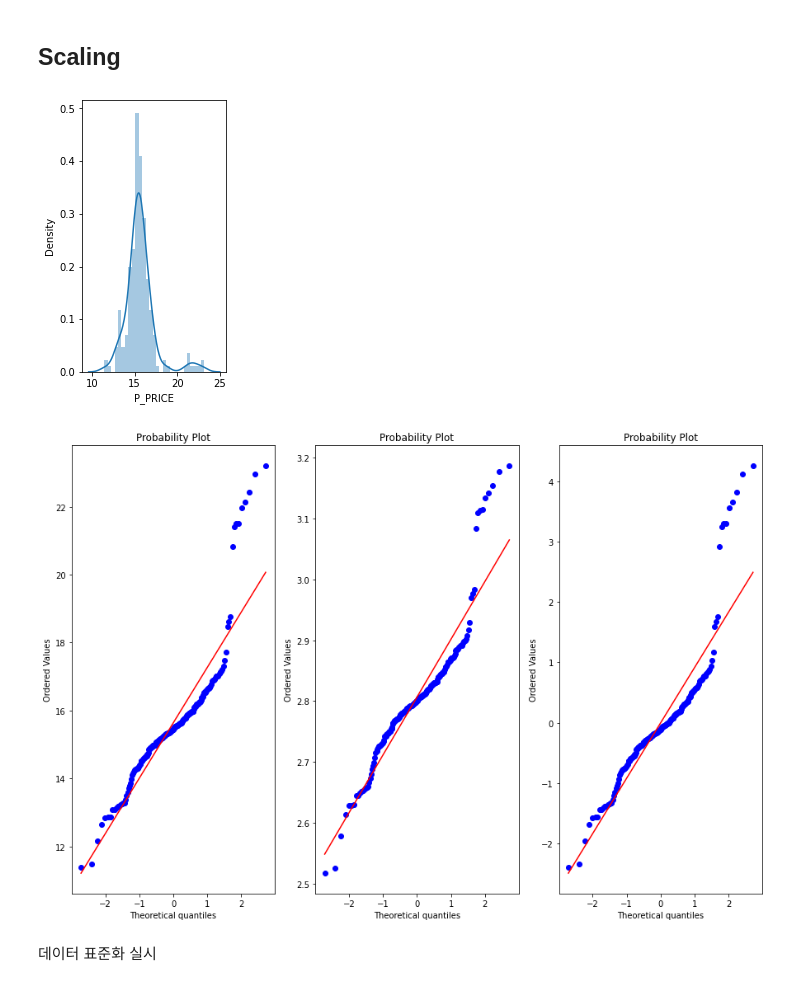
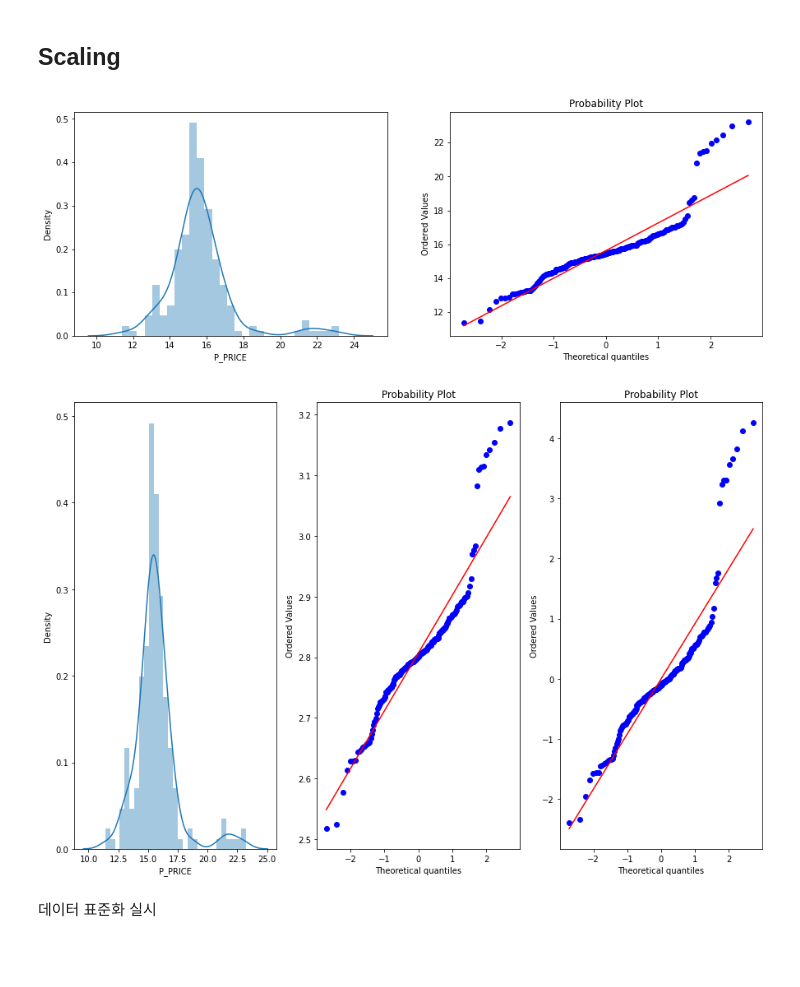
Before and after one commit to Yeony54/Project_Seafood_Import_Price_Prediction, a Jupyter notebook: 전처리 가설 검증 (어종별 모델).ipynb, the cells around one changed output. Saved outputs shown, nothing was run; the diff lists cells and outputs as text; code cells hidden in the pictures; blank space fills up the shorter version.

```diff
--- a/전처리 가설 검증 (어종별 모델).ipynb
+++ b/전처리 가설 검증 (어종별 모델).ipynb
@@ -498,6 +498,8 @@ for i in columns:
 
   if i == 'P_PRICE':
     f, ax = plt.subplots(figsize = (15, 5))
-    plt.subplot(151)
+    plt.subplot(121)
     sns.distplot(df_squid_add[i])
+    plt.subplot(122)
+    stats.probplot(df_squid_add[i] , plot=plt)
 # %% [output]
@@ -504,0 +507,20 @@ for i in columns:
+# %%
+from scipy import stats
+
+fig = plt.figure(figsize = (15,10))
+
+for i in columns:
+
+  if i == 'P_PRICE':
+    fig.add_subplot(131)
+    sns.distplot(df_squid_add[i])
+
+    df_copy = df_squid_add.copy()
+    df_copy[i] = np.log1p(df_copy[i])
+    fig.add_subplot(132)
+    stats.probplot(df_copy[i], dist=stats.norm, plot=plt)
+
+    df_copy1 = df_squid_add.copy()
+    df_copy1[i] = (df_copy1[i] - df_copy1[i].mean()) / df_copy1[i].std()
+    fig.add_subplot(133)
+    stats.probplot(df_copy1[i], dist=stats.norm, plot=plt)
@@ -842,14 +868,16 @@ LinearRegression(copy_X=True, fit_intercept=True, n_jobs=None, normalize=False)
 # %%
 columns = ['wind_kr','temperature_kr','water_temp_kr','rain','wind','temperature','oil','cpi_total','cpi_fish','exchange','P_PRICE']
 
 for i in columns:
 
   if i == 'P_PRICE':
     f, ax = plt.subplots(figsize = (15, 5))
-    plt.subplot(151)
+    plt.subplot(121)
     sns.distplot(df_salmon_add[i])
+    plt.subplot(122)
+    stats.probplot(df_salmon_add[i] , plot=plt)
 # %% [output]
-[figure, old version]
+[figure, new version]
 # %%
 from scipy import stats
 
@@ -859,7 +887,7 @@ for i in columns:
 
   if i == 'P_PRICE':
     fig.add_subplot(131)
-    stats.probplot(df_salmon_add[i],dist=stats.norm , plot=plt)
+    sns.distplot(df_salmon_add[i])
 
     df_copy = df_salmon_add.copy()
     df_copy[i] = np.log1p(df_copy[i])
@@ -871,7 +899,7 @@ for i in columns:
     fig.add_subplot(133)
     stats.probplot(df_copy1[i], dist=stats.norm, plot=plt)
 # %% [output]
-[figure, old version]
+[figure, new version]
 # %% [markdown]
 데이터 표준화 실시
 # %%
```
Also changed, not shown: parts of 64 cells of this notebook.
